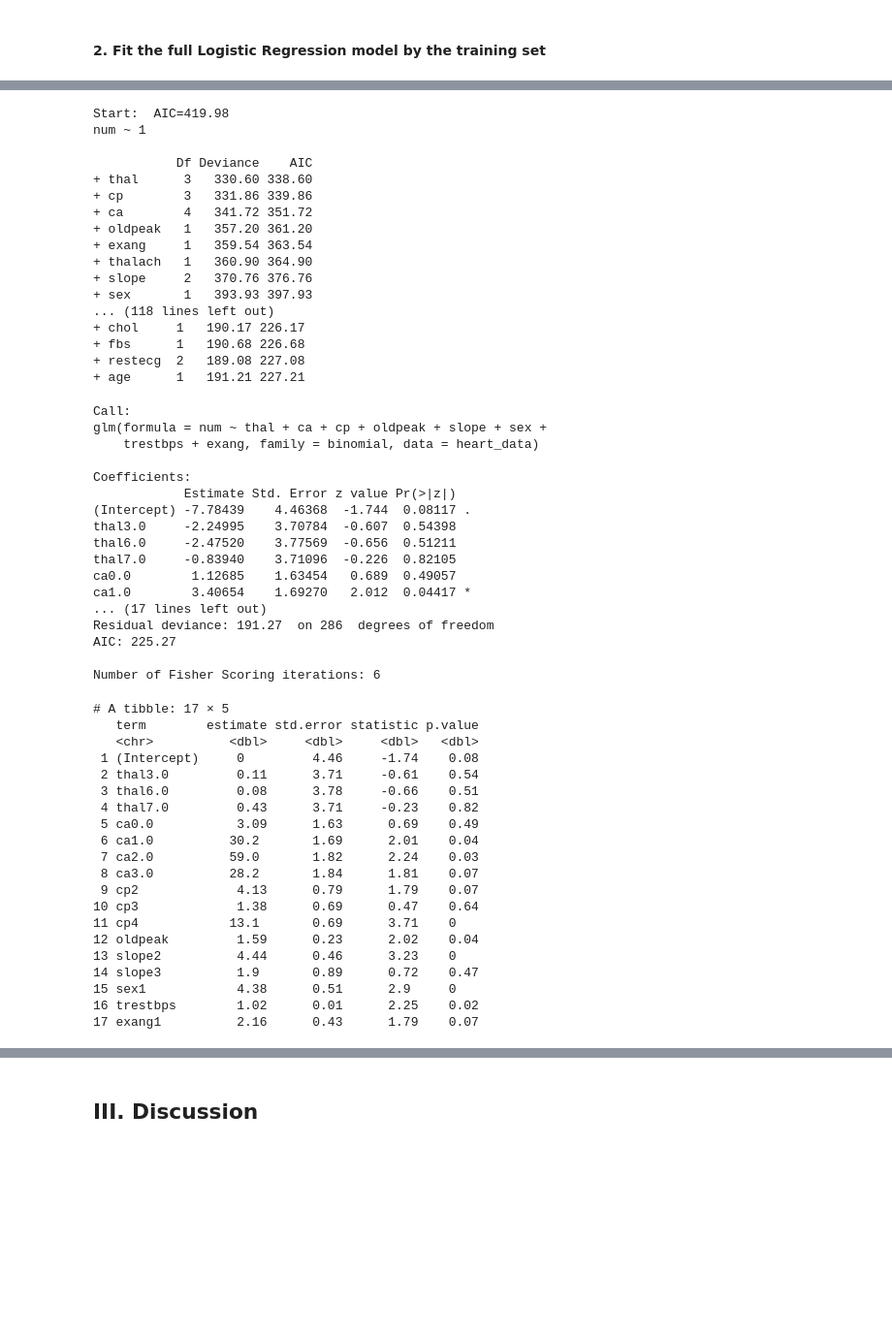
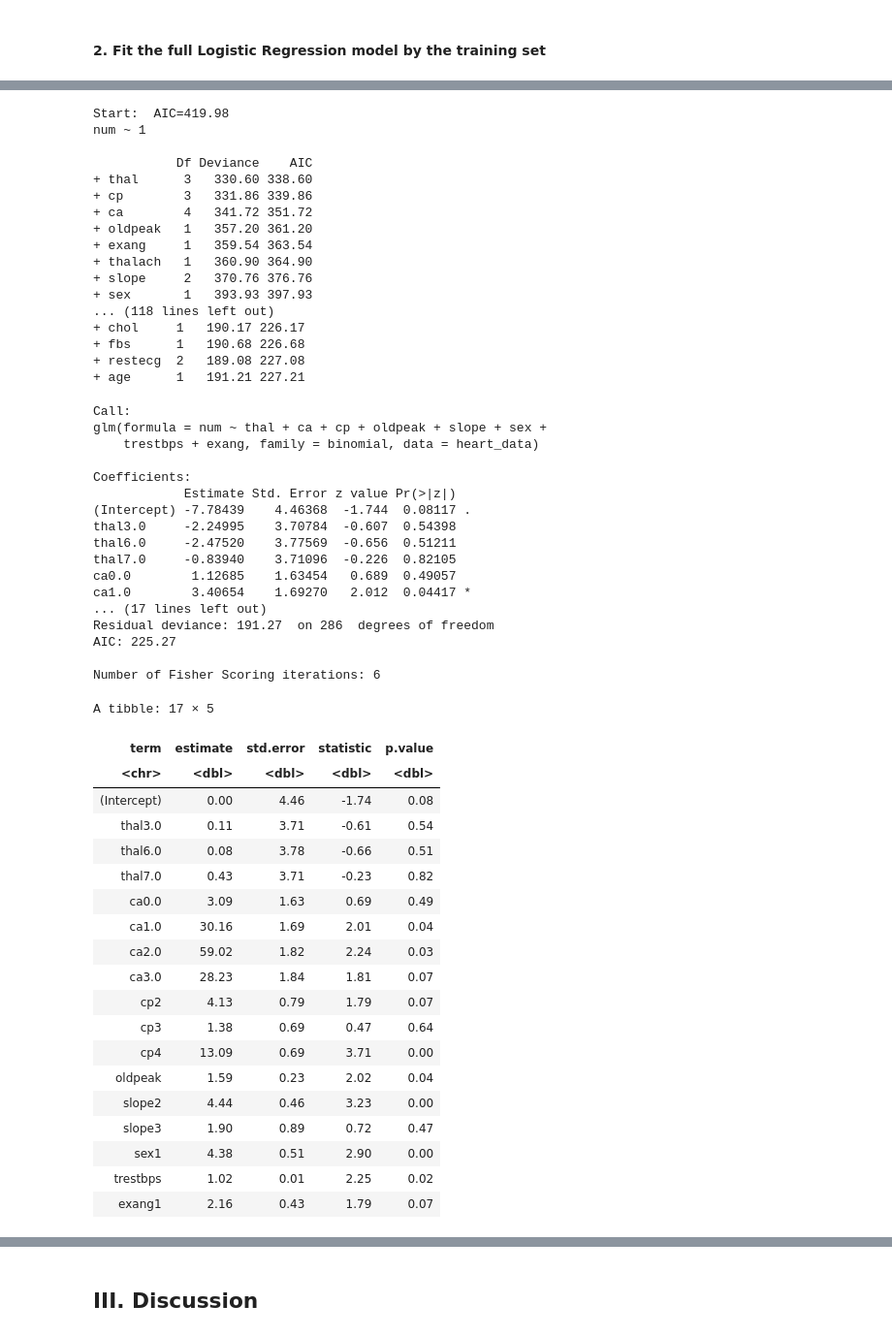
Before and after one commit to Speculatorrr/Group-STAT301, a Jupyter notebook: GROUP10.ipynb, the cells around one changed output, grey strips where cells are left out. Shown: that part at 97% size. Cells and saved outputs as stored; diff of their text form; code cells hidden in the pictures; blank space fills up the shorter version.

```diff
--- a/GROUP10.ipynb
+++ b/GROUP10.ipynb
@@ -287,22 +277,17 @@ Number of Fisher Scoring iterations: 15
 # %%
-# Fit a null model (no predictors)
 null_model <- glm(num ~ 1, data = heart_data, family = binomial)
 
-
-# Perform forward selection
-forward_model <- stepAIC(null_model, direction = "forward",
+forward_sel <- stepAIC(null_model, direction = "forward",
                          scope = list(lower = null_model, upper = heart_full_log))
 
-# Summarize the selected model
-summary(forward_model)
+summary(forward_sel)
 
-# Tidy the results of the forward selected model
-forward_model_tidy <- forward_model %>%
+forward_tidy <- forward_sel %>%
     tidy() %>%
     mutate(estimate = exp(estimate)) %>%
     mutate_if(is.numeric, round, 2)
 
-print(forward_model_tidy)
+forward_tidy
 # %% [output]
 Start:  AIC=419.98
 num ~ 1
@@ -311,50 +296,50 @@ num ~ 1
 + thal      3   330.60 338.60
 + cp        3   331.86 339.86
 + ca        4   341.72 351.72
 + oldpeak   1   357.20 361.20
 + exang     1   359.54 363.54
 + thalach   1   360.90 364.90
 + slope     2   370.76 376.76
 + sex       1   393.93 397.93
 ... (118 lines left out)
 + chol     1   190.17 226.17
 + fbs      1   190.68 226.68
 + restecg  2   189.08 227.08
 + age      1   191.21 227.21
 Call:
 glm(formula = num ~ thal + ca + cp + oldpeak + slope + sex +
     trestbps + exang, family = binomial, data = heart_data)
 
 Coefficients:
             Estimate Std. Error z value Pr(>|z|)
 (Intercept) -7.78439    4.46368  -1.744  0.08117 .
 thal3.0     -2.24995    3.70784  -0.607  0.54398
 thal6.0     -2.47520    3.77569  -0.656  0.51211
 thal7.0     -0.83940    3.71096  -0.226  0.82105
 ca0.0        1.12685    1.63454   0.689  0.49057
 ca1.0        3.40654    1.69270   2.012  0.04417 *
 ... (17 lines left out)
 Residual deviance: 191.27  on 286  degrees of freedom
 AIC: 225.27
 
 Number of Fisher Scoring iterations: 6
-# A tibble: 17 × 5
-   term        estimate std.error statistic p.value
-   <chr>          <dbl>     <dbl>     <dbl>   <dbl>
- 1 (Intercept)     0         4.46     -1.74    0.08
- 2 thal3.0         0.11      3.71     -0.61    0.54
- 3 thal6.0         0.08      3.78     -0.66    0.51
- 4 thal7.0         0.43      3.71     -0.23    0.82
- 5 ca0.0           3.09      1.63      0.69    0.49
- 6 ca1.0          30.2       1.69      2.01    0.04
- 7 ca2.0          59.0       1.82      2.24    0.03
- 8 ca3.0          28.2       1.84      1.81    0.07
- 9 cp2             4.13      0.79      1.79    0.07
-10 cp3             1.38      0.69      0.47    0.64
-11 cp4            13.1       0.69      3.71    0
-12 oldpeak         1.59      0.23      2.02    0.04
-13 slope2          4.44      0.46      3.23    0
-14 slope3          1.9       0.89      0.72    0.47
-15 sex1            4.38      0.51      2.9     0
-16 trestbps        1.02      0.01      2.25    0.02
-17 exang1          2.16      0.43      1.79    0.07
+A tibble: 17 × 5
+| term | estimate | std.error | statistic | p.value |
+| <chr> | <dbl> | <dbl> | <dbl> | <dbl> |
+| (Intercept) | 0.00 | 4.46 | -1.74 | 0.08 |
+| thal3.0 | 0.11 | 3.71 | -0.61 | 0.54 |
+| thal6.0 | 0.08 | 3.78 | -0.66 | 0.51 |
+| thal7.0 | 0.43 | 3.71 | -0.23 | 0.82 |
+| ca0.0 | 3.09 | 1.63 | 0.69 | 0.49 |
+| ca1.0 | 30.16 | 1.69 | 2.01 | 0.04 |
+| ca2.0 | 59.02 | 1.82 | 2.24 | 0.03 |
+| ca3.0 | 28.23 | 1.84 | 1.81 | 0.07 |
+| cp2 | 4.13 | 0.79 | 1.79 | 0.07 |
+| cp3 | 1.38 | 0.69 | 0.47 | 0.64 |
+| cp4 | 13.09 | 0.69 | 3.71 | 0.00 |
+| oldpeak | 1.59 | 0.23 | 2.02 | 0.04 |
+| slope2 | 4.44 | 0.46 | 3.23 | 0.00 |
+| slope3 | 1.90 | 0.89 | 0.72 | 0.47 |
+| sex1 | 4.38 | 0.51 | 2.90 | 0.00 |
+| trestbps | 1.02 | 0.01 | 2.25 | 0.02 |
+| exang1 | 2.16 | 0.43 | 1.79 | 0.07 |
```
Also changed, not shown: parts of 18 cells of this notebook.
